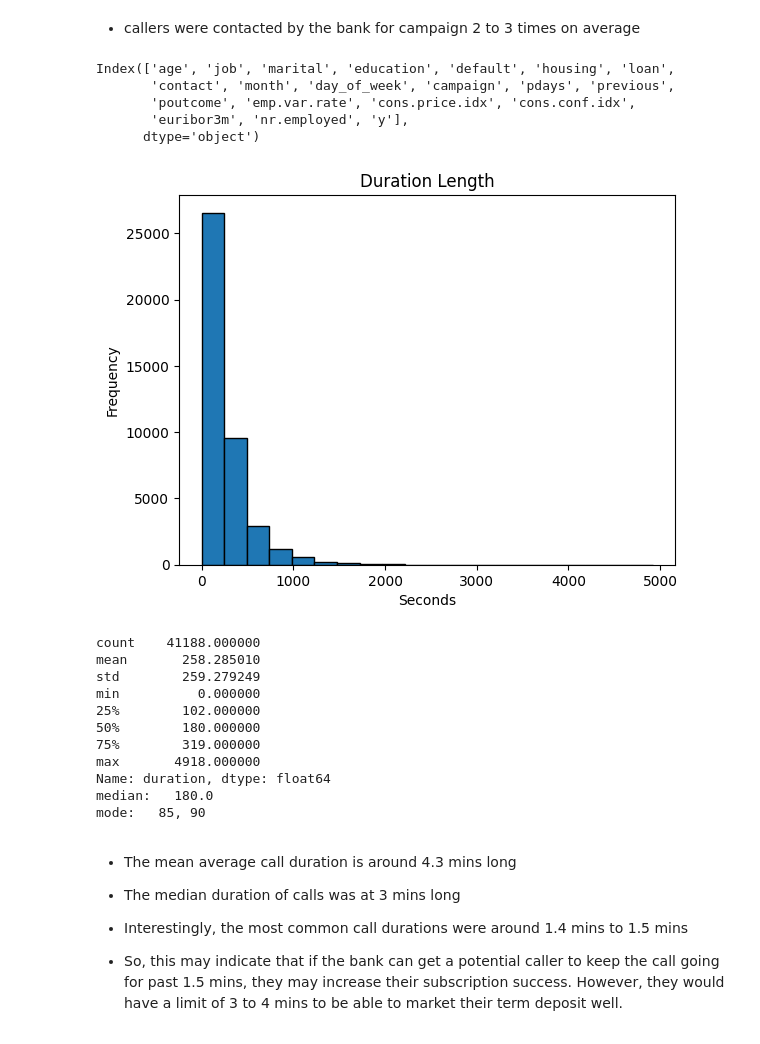
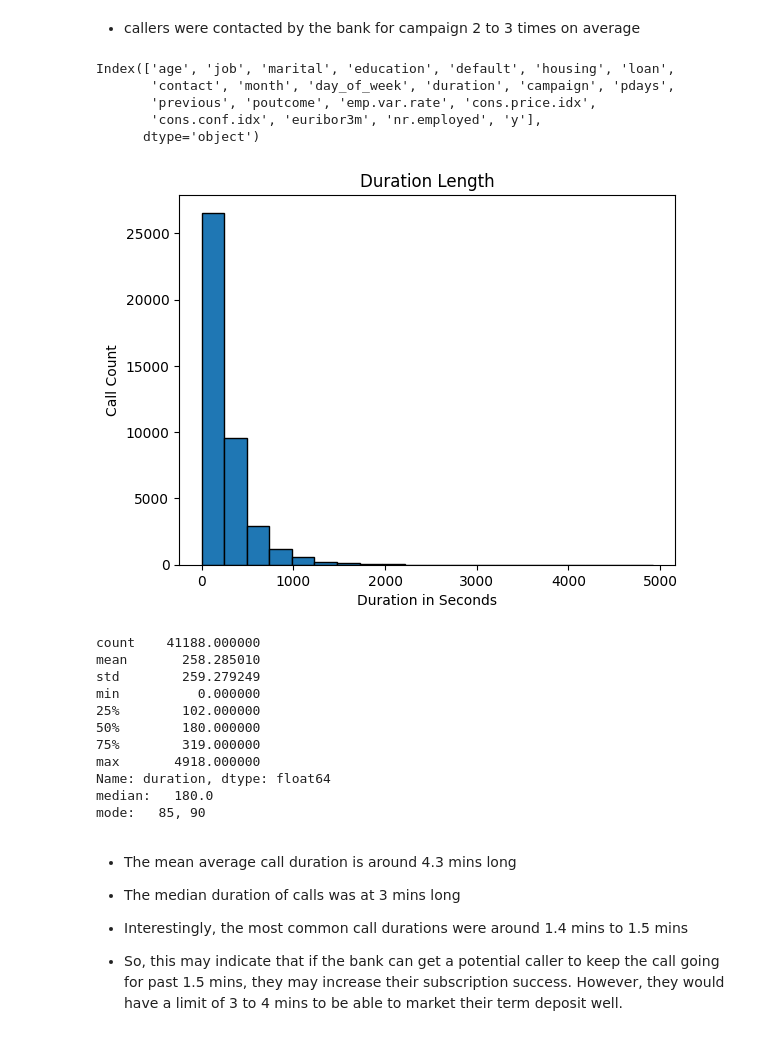
Before and after one commit to enzopimentel/bank-marketing-ML, a Jupyter notebook: bank_marketing_ML.ipynb, the cells around one changed output. Drawn from its saved outputs; the diff is of its cells as text; code cells hidden in the pictures.

```diff
--- a/bank_marketing_ML.ipynb
+++ b/bank_marketing_ML.ipynb
@@ -49,7 +49,7 @@ Output variable (desired target):
 ## Understanding the Data
 # %%
 # data separated with ';'
-df = pd.read_csv(r'Bank Marketing - dataset\bank-additional-full.csv', sep=';')
+df = pd.read_csv(r'Bank_Marketing_dataset\bank-additional-full.csv', sep=';')
 df.head()
 # %% [output]
 |  | age | job | marital | education | default | housing | loan | contact | month | day_of_week | ... |
@@ -237,23 +247,26 @@ Name: campaign, dtype: float64
 df.columns
 # %% [output]
 Index(['age', 'job', 'marital', 'education', 'default', 'housing', 'loan',
-       'contact', 'month', 'day_of_week', 'campaign', 'pdays', 'previous',
-       'poutcome', 'emp.var.rate', 'cons.price.idx', 'cons.conf.idx',
-       'euribor3m', 'nr.employed', 'y'],
+       'contact', 'month', 'day_of_week', 'duration', 'campaign', 'pdays',
+       'previous', 'poutcome', 'emp.var.rate', 'cons.price.idx',
+       'cons.conf.idx', 'euribor3m', 'nr.employed', 'y'],
       dtype='object')
 # %%
 duration_hist = plt.hist(df['duration'], bins=20, edgecolor='black')
 
-plt.xlabel('Seconds')
-plt.ylabel('Frequency')
+plt.xlabel('Duration in Seconds')
+plt.ylabel('Call Count')
 plt.title('Duration Length')
 plt.show()
+
 print(df['duration'].describe())
+
+#call length averages
 print('median:  ',df['duration'].median())
 mode_duration = df['duration'].mode().to_list()
 print(f'mode:   {", ".join(map(str, mode_duration))}')
 # %% [output]
-[figure, old version]
+[figure, new version]
 count    41188.000000
 mean       258.285010
 std        259.279249
```
Also changed, not shown: parts of 96 cells of this notebook, 5 other files.
